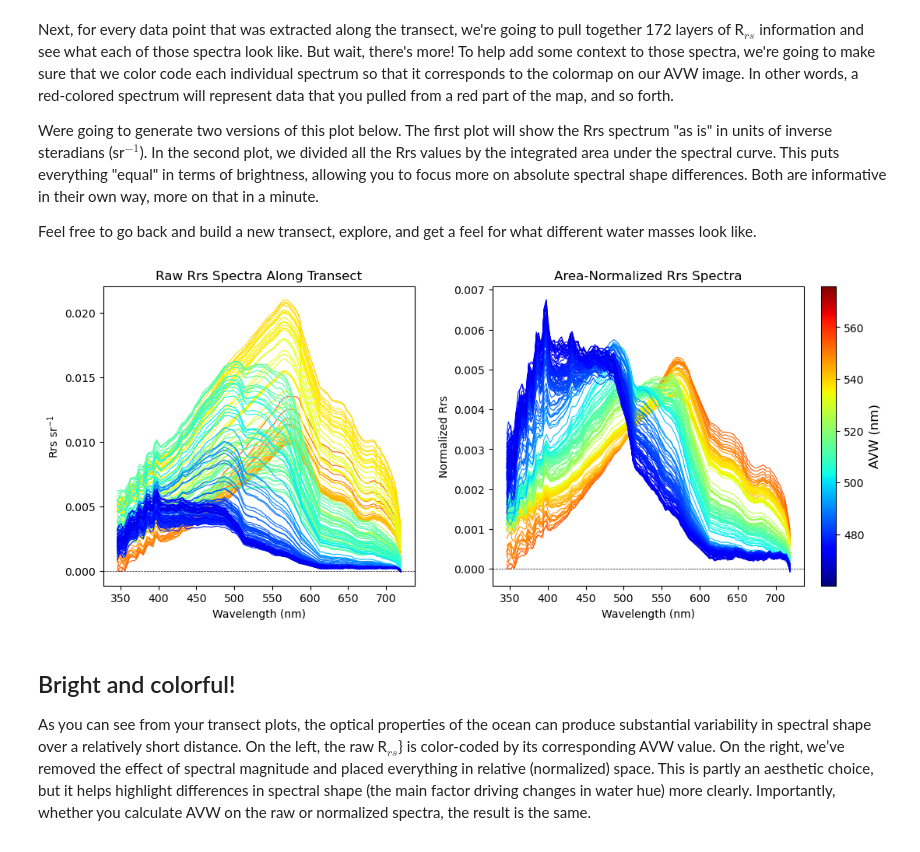
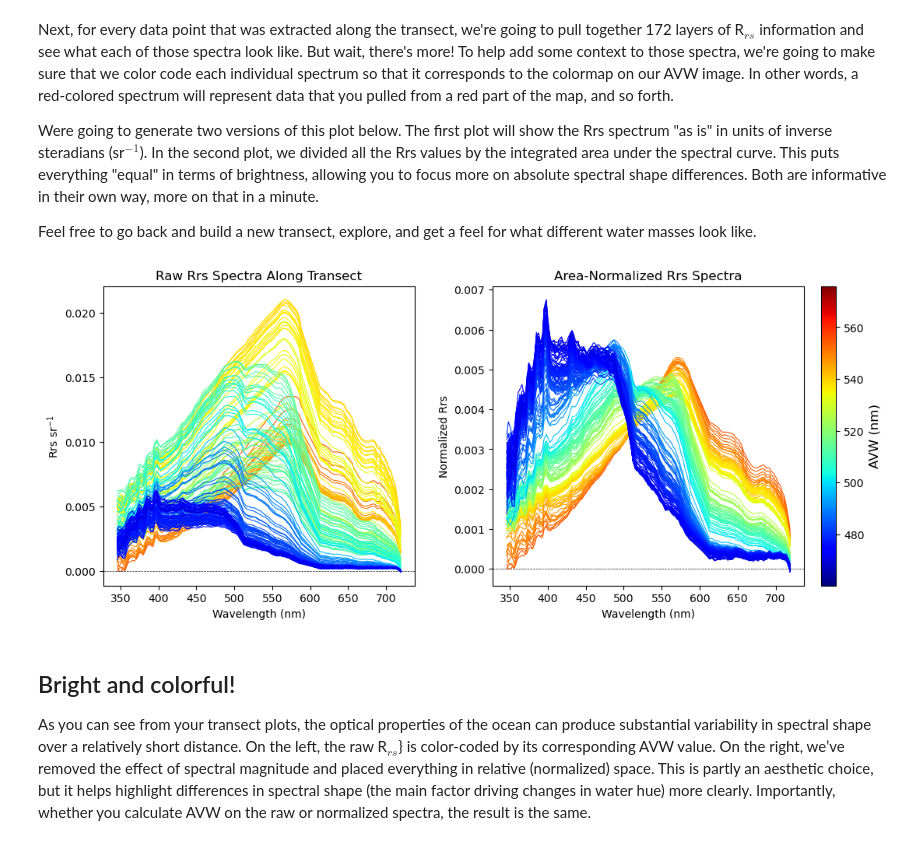
Before and after one commit to fish-pace/2025-tutorials, a Jupyter notebook: vizualization_rrs.ipynb, the cells around one changed output. Cells and saved outputs as stored; diff of their text form; code cells hidden in the pictures.

```diff
--- a/vizualization_rrs.ipynb
+++ b/vizualization_rrs.ipynb
@@ -212,10 +212,13 @@ lat_vals = ds["latitude"].values
 lon_vals = ds["longitude"].values
 ny, nx = lat_vals.shape
 
-# Find nearest pixels ONCE
-tree = cKDTree(np.column_stack((lat_vals.ravel(), lon_vals.ravel())))
-_, flat_idx = tree.query(np.column_stack((lats, lons)))
-ii, jj = np.unravel_index(flat_idx, (ny, nx))
+#  Manually compute nearest pixels
+ii, jj = [], []
+for lat, lon in zip(lats, lons):
+    dist = np.abs(lat_vals - lat) + np.abs(lon_vals - lon)
+    i, j = np.unravel_index(dist.argmin(), lat_vals.shape)
+    ii.append(i)
+    jj.append(j)
 
 #  Extract data ONCE (no repeated I/O)
 rrs_sel = rrs_da.isel(number_of_lines=xr.DataArray(ii, dims="points"), pixels_per_line=xr.DataArray(jj, dims="points")).load()
@@ -224,34 +227,34 @@ avw_sel = avw_da.isel(number_of_lines=xr.DataArray(ii, dims="points"), pixels_pe
 #  Plotting
 ymin, ymax = np.inf, -np.inf
 for spectrum, avw_val in zip(rrs_sel.values, avw_sel.values):
     area = trapezoid(spectrum, wavelengths)
     spec_norm = spectrum / area if area > 0 else spectrum
     ymin = min(ymin, np.nanmin(spec_norm))
     ymax = max(ymax, np.nanmax(spec_norm))
     color = cmap(norm(avw_val))
     ax_raw.plot(wavelengths, spectrum, color=color, linewidth=0.8)
     ax_norm.plot(wavelengths, spec_norm, color=color, linewidth=0.8)
 
 #  Shared colorbar
 sm = plt.cm.ScalarMappable(cmap=cmap, norm=norm)
 sm.set_array([])
 cbar = fig.colorbar(sm, ax=(ax_raw, ax_norm), location="right", pad=0.02)
 cbar.set_label("AVW (nm)", fontsize=12)
 
 # Labels & formatting
 ax_raw.set_title("Raw Rrs Spectra Along Transect")
 ax_norm.set_title("Area-Normalized Rrs Spectra")
 ax_raw.set_xlabel("Wavelength (nm)")
 ax_raw.set_ylabel("Rrs sr$^{-1}$")
 ax_norm.set_xlabel("Wavelength (nm)")
 ax_norm.set_ylabel("Normalized Rrs")
 ax_norm.set_ylim(ymin - 0.05 * (ymax - ymin), ymax + 0.05 * (ymax - ymin))
 ax_raw.axhline(0, color="black", linestyle="--", linewidth=0.5)
 ax_norm.axhline(0, color="black", linestyle="--", linewidth=0.5)
 
 plt.show()
 # %% [output]
-[figure, old version]
+[figure, new version]
 # %% [markdown]
 ## Bright and colorful!
 
```
